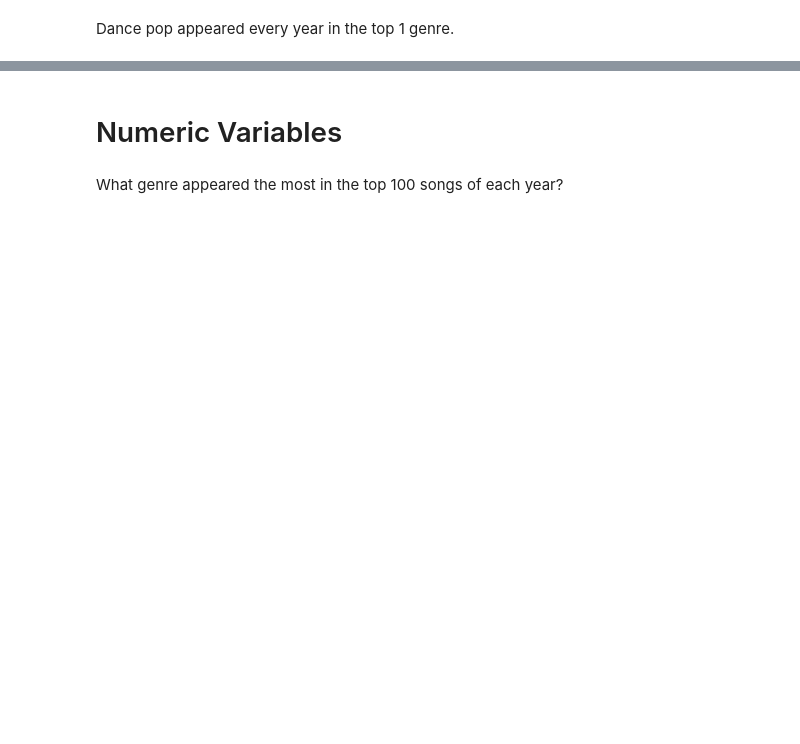
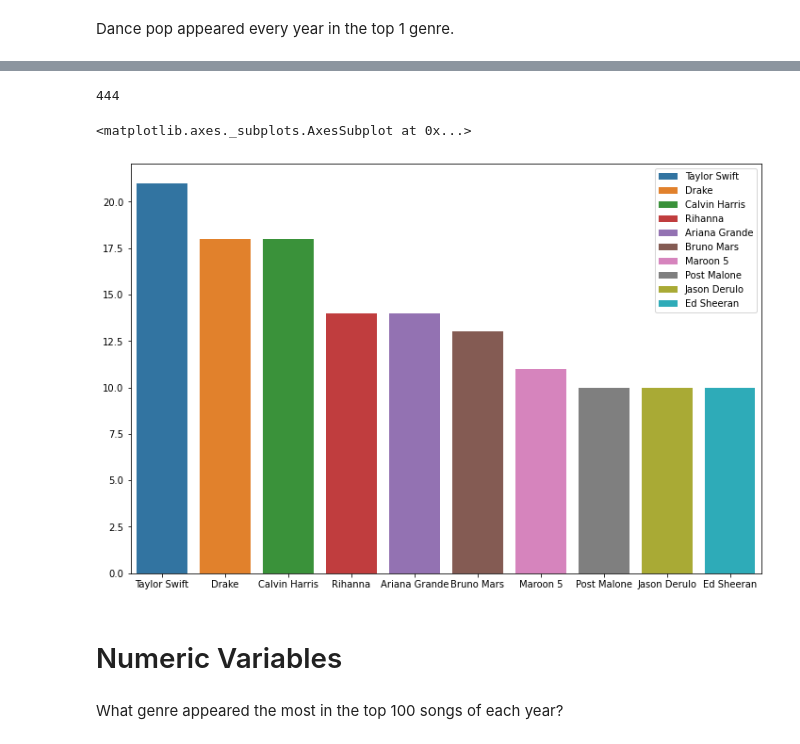
Before and after one commit to rafajovelho/Top_100_Stotify_song_2010-2019, a Jupyter notebook: Spotfy_Top_100_Songs_Analysis.ipynb, the cells around one changed output, grey strips where cells are left out. Cells and saved outputs as stored; diff of their text form; code cells hidden in the pictures; blank space fills up the shorter version.

```diff
--- a/Spotfy_Top_100_Songs_Analysis.ipynb
+++ b/Spotfy_Top_100_Songs_Analysis.ipynb
@@ -395,3 +394,17 @@ Dance pop appeared every year in the top 1 genre.
+# %%
+# We have 444 artist in the dataset
+df.artist.nunique()
+# %% [output]
+444
+# %%
+top10_artist = df.artist.value_counts()[:10]
+# %%
+fig = plt.figure(figsize = (12,8))
+
+sns.barplot(x = top10_artist.index, y = top10_artist.values, hue = top10_artist.index, dodge = False)
+# %% [output]
+<matplotlib.axes._subplots.AxesSubplot at 0x...>
+[figure, added]
 # %% [markdown]
 # Numeric Variables
 # %%
```
Also changed, not shown: parts of 17 cells of this notebook.
